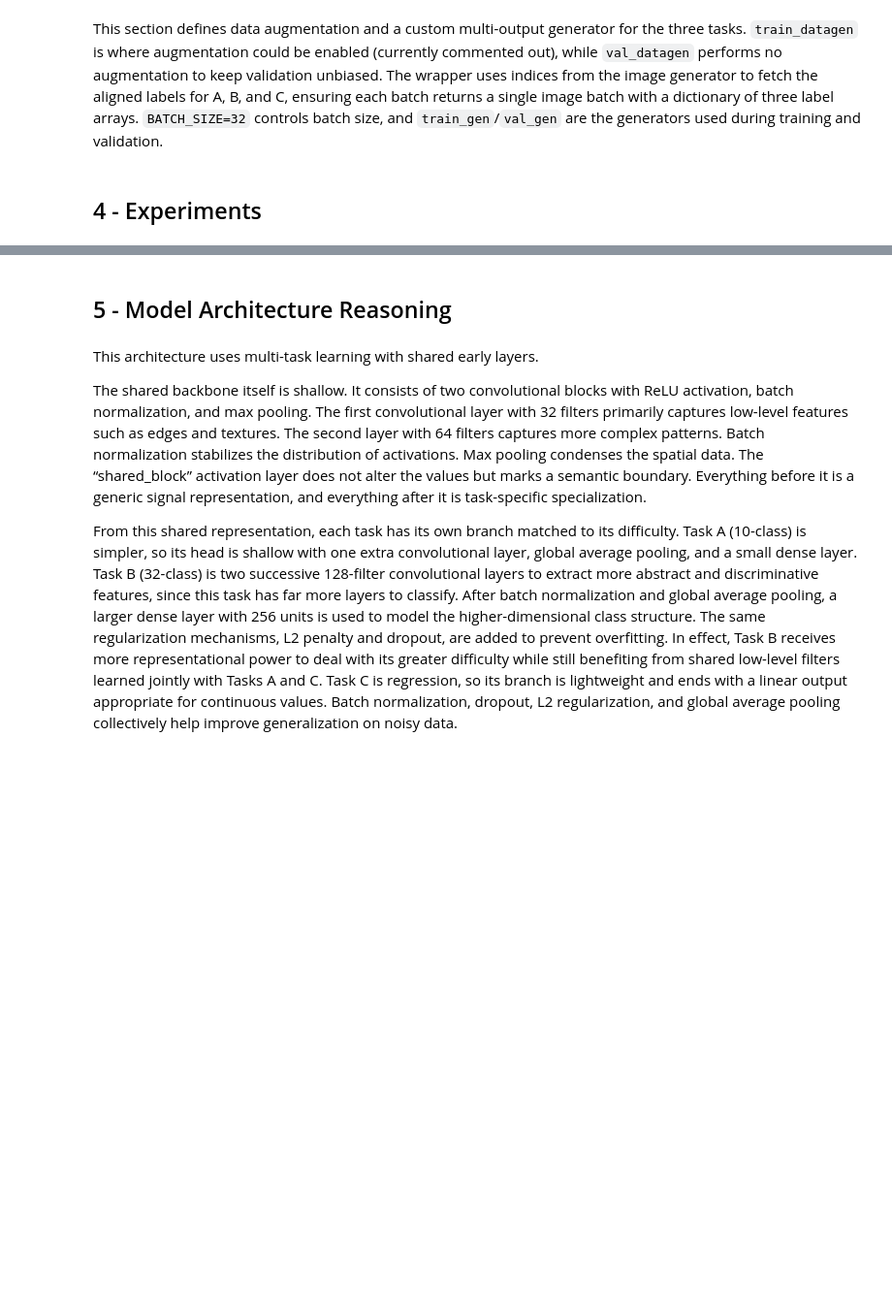
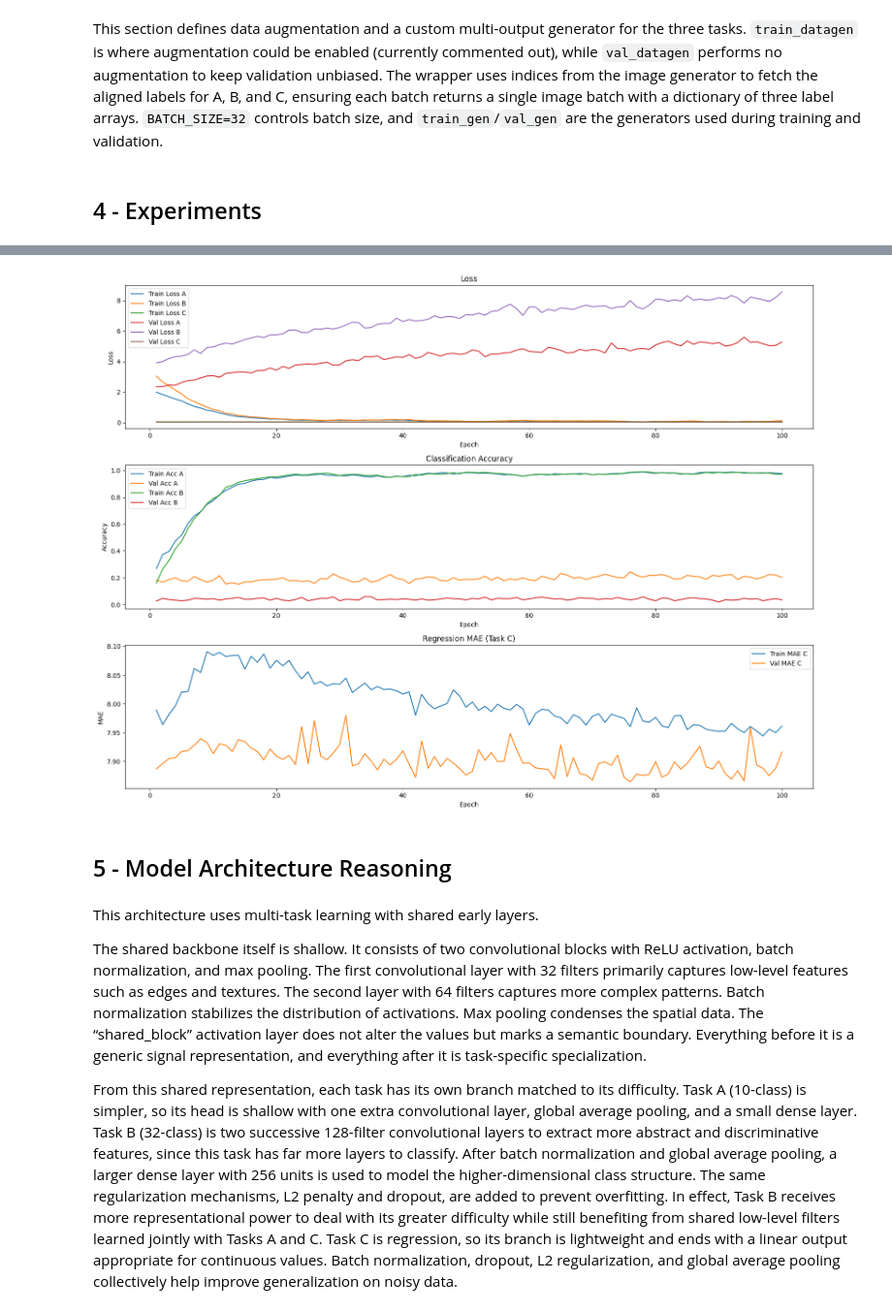
Before and after one commit to cuducquang/Deep-Learning, a Jupyter notebook: submission_s4021255_s3978616.ipynb, the cells around one changed output, grey strips where cells are left out. Shown at 97% size. Saved outputs shown, nothing was run; the diff lists cells and outputs as text; code cells hidden in the pictures; blank space fills up the shorter version.

```diff
--- a/submission_s4021255_s3978616.ipynb
+++ b/submission_s4021255_s3978616.ipynb
@@ -489,0 +1233,20 @@ This section defines data augmentation and a custom multi-output generator for t
+# %%
+optimizer = torch.optim.Adam(
+    filter(lambda p: p.requires_grad, model.parameters()), lr=1e-3
+)
+
+WARMUP_EPOCHS = 20
+
+for epoch in range(WARMUP_EPOCHS):
+    train_loss_A, train_loss_B, train_loss_C, train_accA, train_accB, train_maeC = train_one_epoch(
+        model, train_loader, optimizer, criterions, device
+    )
+    val_loss_A, val_loss_B, val_loss_C, val_accA, val_accB, val_maeC = validate(
+        model, val_loader, criterions, device
+    )
+
+    print(f"[Warm-up {epoch+1}/{WARMUP_EPOCHS}] "
+          f"Train Loss: {train_loss_A:.4f} |, {train_loss_B:.4f}, {train_loss_C:.4f} "
+          f"A Acc: {train_accA:.4f} | B Acc: {train_accB:.4f} | C MAE: {train_maeC:.4f} || "
+          f"Val Loss: {val_loss_A:.4f} |, {val_loss_B:.4f}, {val_loss_C:.4f} "
+          f"A Acc: {val_accA:.4f} | B Acc: {val_accB:.4f} | C MAE: {val_maeC:.4f}")
@@ -490,3 +1339,47 @@ This section defines data augmentation and a custom multi-output generator for t
+# %%
+import matplotlib.pyplot as plt
+
+epochs = range(1, FULL_EPOCHS + 1)
+
+plt.figure(figsize=(16, 12))
+
+# Loss
+plt.subplot(3, 1, 1)
+plt.plot(epochs, train_losses_A, label='Train Loss A')
+plt.plot(epochs, train_losses_B, label='Train Loss B')
+plt.plot(epochs, train_losses_C, label='Train Loss C')
+plt.plot(epochs, val_losses_A, label='Val Loss A')
+plt.plot(epochs, val_losses_B, label='Val Loss B')
+plt.plot(epochs, val_losses_C, label='Val Loss C')
+plt.title('Loss')
+plt.xlabel('Epoch')
+plt.ylabel('Loss')
+plt.legend()
+
+# Accuracy A & B
+plt.subplot(3, 1, 2)
+plt.plot(epochs, train_accA_list, label='Train Acc A')
+plt.plot(epochs, val_accA_list, label='Val Acc A')
+plt.plot(epochs, train_accB_list, label='Train Acc B')
+plt.plot(epochs, val_accB_list, label='Val Acc B')
+plt.title('Classification Accuracy')
+plt.xlabel('Epoch')
+plt.ylabel('Accuracy')
+plt.legend()
+
+# MAE C
+plt.subplot(3, 1, 3)
+plt.plot(epochs, train_maeC_list, label='Train MAE C')
+plt.plot(epochs, val_maeC_list, label='Val MAE C')
+plt.title('Regression MAE (Task C)')
+plt.xlabel('Epoch')
+plt.ylabel('MAE')
+plt.legend()
+
+plt.tight_layout()
+plt.show()
+# %% [output]
+[figure, added]
 # %% [markdown]
 ## 5 - Model Architecture Reasoning
 # %% [markdown]
```
Also changed, not shown: parts of 55 cells of this notebook.
